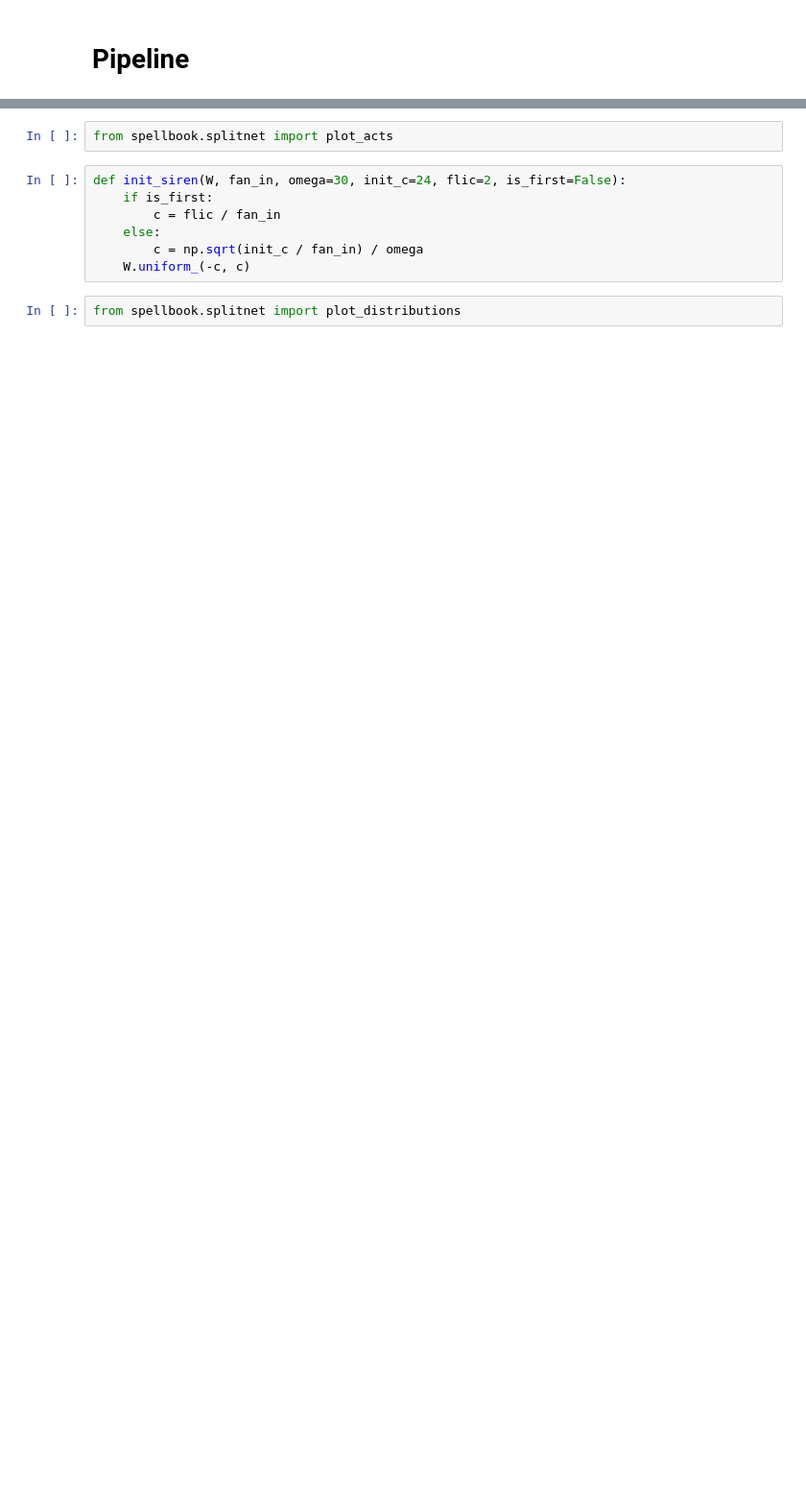
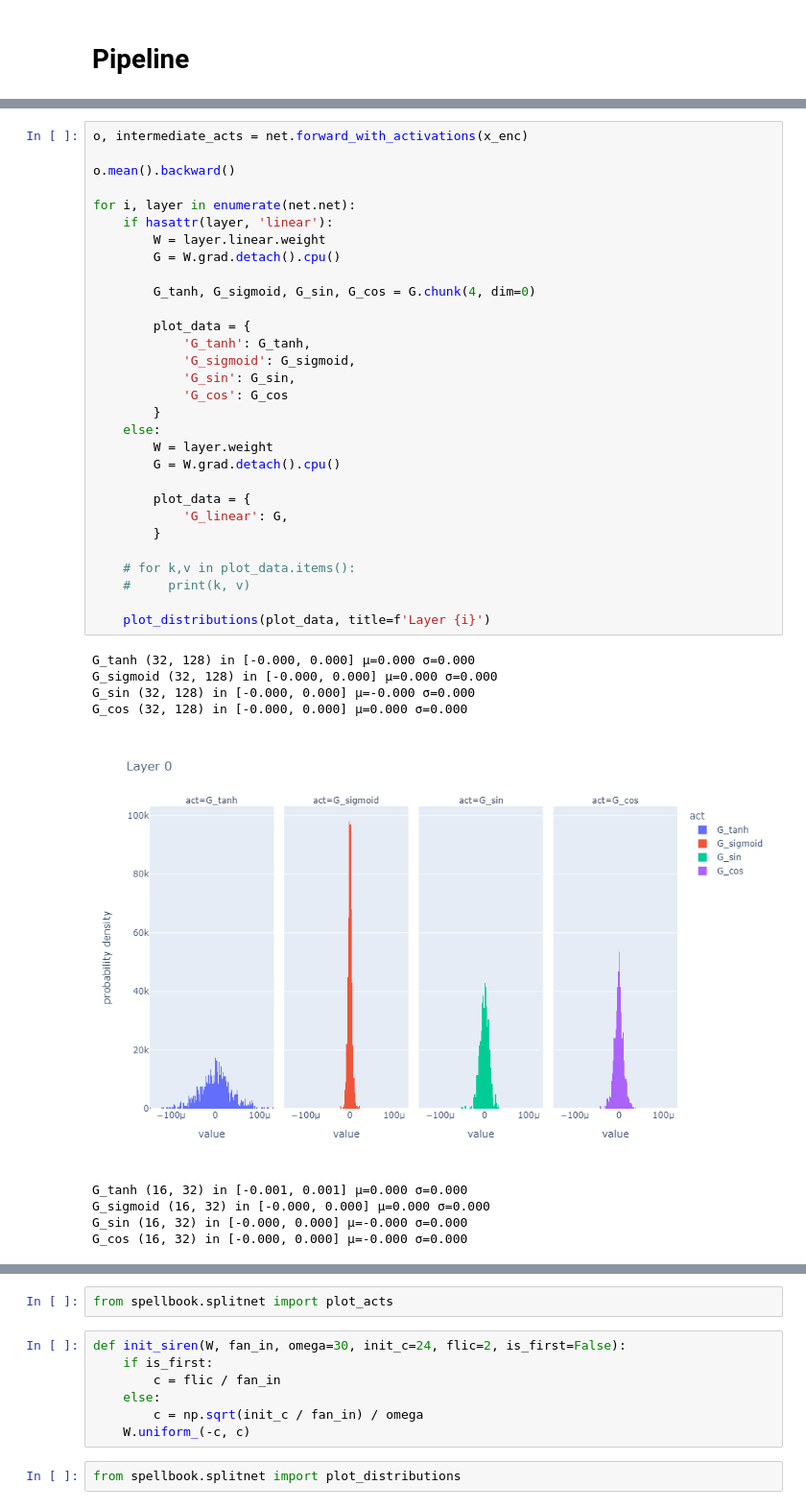
Before and after one commit to kilianovski/my-neural-fields, a Jupyter notebook: notebooks/draft_01/story_01_splitnet.ipynb, the cells around one changed output, grey strips where cells are left out. Shown at 96% size. Drawn from its saved outputs; the diff is of its cells as text; blank space fills up the shorter version.

```diff
--- a/notebooks/draft_01/story_01_splitnet.ipynb
+++ b/notebooks/draft_01/story_01_splitnet.ipynb
@@ -100,0 +135,40 @@ lt.monkey_patch()
+# %%
+o, intermediate_acts = net.forward_with_activations(x_enc)
+
+o.mean().backward()
+
+for i, layer in enumerate(net.net):
+    if hasattr(layer, 'linear'):
+        W = layer.linear.weight
+        G = W.grad.detach().cpu()
+
+        G_tanh, G_sigmoid, G_sin, G_cos = G.chunk(4, dim=0)
+
+        plot_data = {
+            'G_tanh': G_tanh,
+            'G_sigmoid': G_sigmoid,
+            'G_sin': G_sin,
+            'G_cos': G_cos
+        }
+    else:
+        W = layer.weight
+        G = W.grad.detach().cpu()
+
+        plot_data = {
+            'G_linear': G,
+        }
+
+    # for k,v in plot_data.items():
+    #     print(k, v)
+
+    plot_distributions(plot_data, title=f'Layer {i}')
+# %% [output]
+G_tanh (32, 128) in [-0.000, 0.000] μ=0.000 σ=0.000
+G_sigmoid (32, 128) in [-0.000, 0.000] μ=0.000 σ=0.000
+G_sin (32, 128) in [-0.000, 0.000] μ=-0.000 σ=0.000
+G_cos (32, 128) in [-0.000, 0.000] μ=0.000 σ=0.000
+[figure, added]
+G_tanh (16, 32) in [-0.001, 0.001] μ=0.000 σ=0.000
+G_sigmoid (16, 32) in [-0.000, 0.000] μ=0.000 σ=0.000
+G_sin (16, 32) in [-0.000, 0.000] μ=-0.000 σ=0.000
+G_cos (16, 32) in [-0.000, 0.000] μ=-0.000 σ=0.000
```
Also changed, not shown: parts of 40 cells of this notebook, 22 other files.
